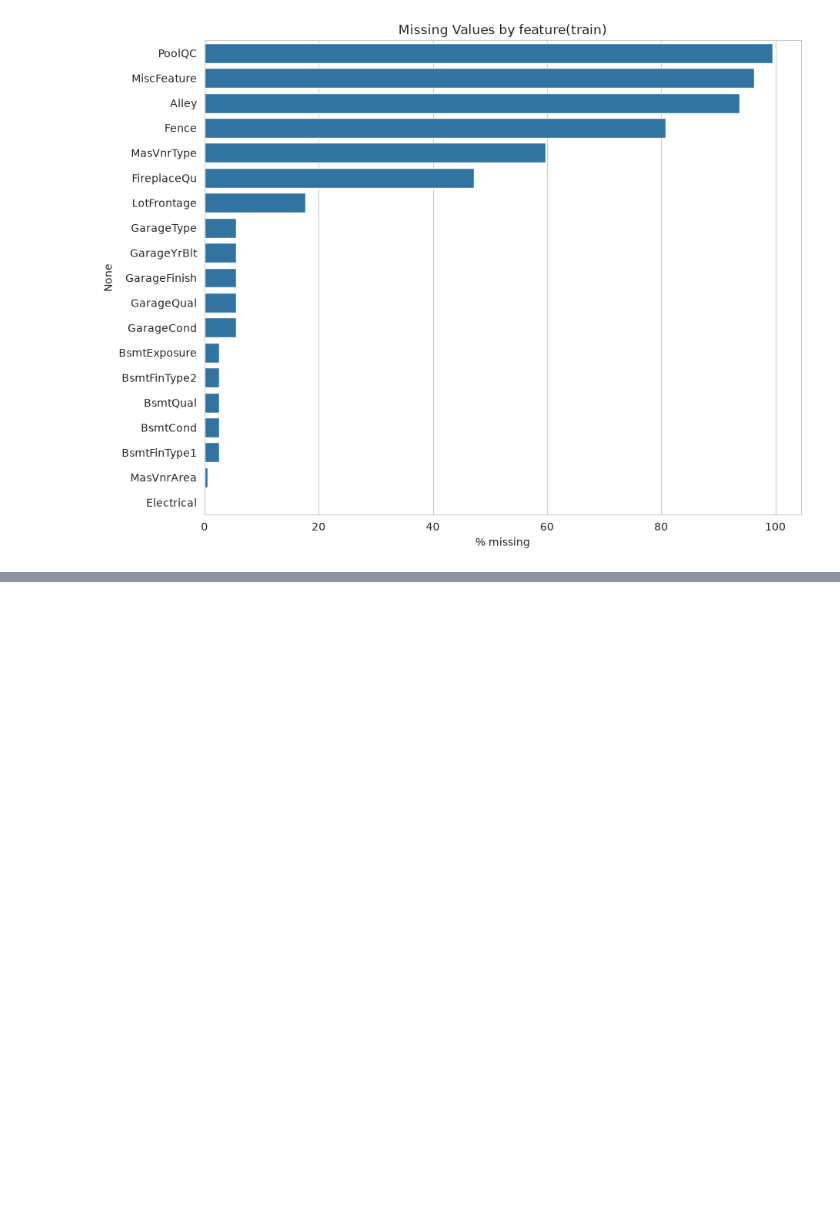
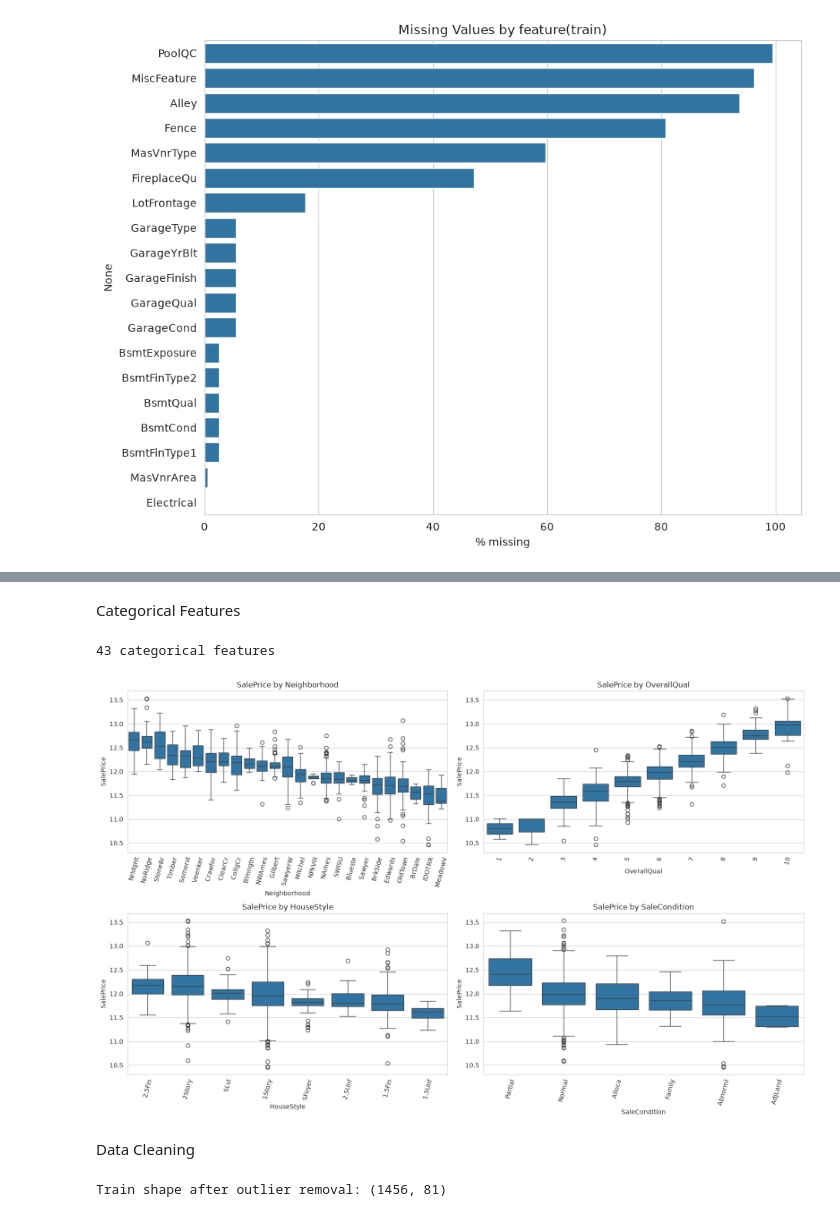
Before and after one commit to elvert19/housing_prices, a Jupyter notebook: prediction.ipynb, the cells around one changed output, grey strips where cells are left out. Saved outputs shown, nothing was run; the diff lists cells and outputs as text; code cells hidden in the pictures; blank space fills up the shorter version.

Commit message:
data cleaning and processing

```diff
--- a/prediction.ipynb
+++ b/prediction.ipynb
@@ -122,0 +181,30 @@ Numerical feature distribution and relationship to price
+# %% [markdown]
+Categorical Features
+# %%
+
+
+cat_features = train.select_dtypes(exclude=[np.number]).columns
+print(f'{len(cat_features)} categorical features')
+
+fig, axes = plt.subplots(2, 2, figsize=(16, 10))
+for ax, feat in zip(axes.flat, ['Neighborhood', 'OverallQual', 'HouseStyle', 'SaleCondition']):
+    if feat == 'OverallQual':
+        order = sorted(train[feat].unique())
+    else:
+        order = train.groupby(feat)['SalePrice'].median().sort_values(ascending=False).index
+    sns.boxplot(x=feat, y='SalePrice', data=train, order=order, ax=ax)
+    ax.set_title(f'SalePrice by {feat}')
+    ax.tick_params(axis='x', rotation=75)
+plt.tight_layout()
+plt.show()
+# %% [output]
+43 categorical features
+[figure, added]
+# %% [markdown]
+Data Cleaning
+# %%
+train = train.drop(train[(train['GrLivArea'] > 4000) & (train['SalePrice'] < 300000)].index)
+train.reset_index(drop=True, inplace=True)
+print('Train shape after outlier removal:', train.shape)
+# %% [output]
+Train shape after outlier removal: (1456, 81)
```
Also changed, not shown: parts of 27 cells of this notebook.
